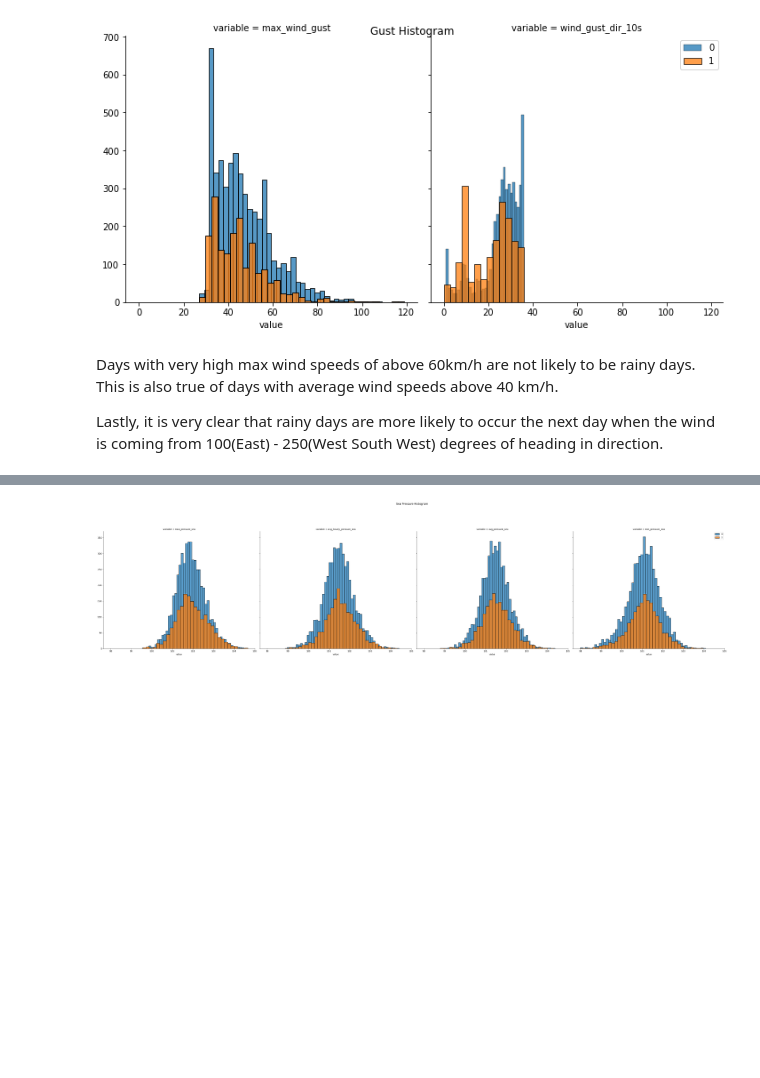
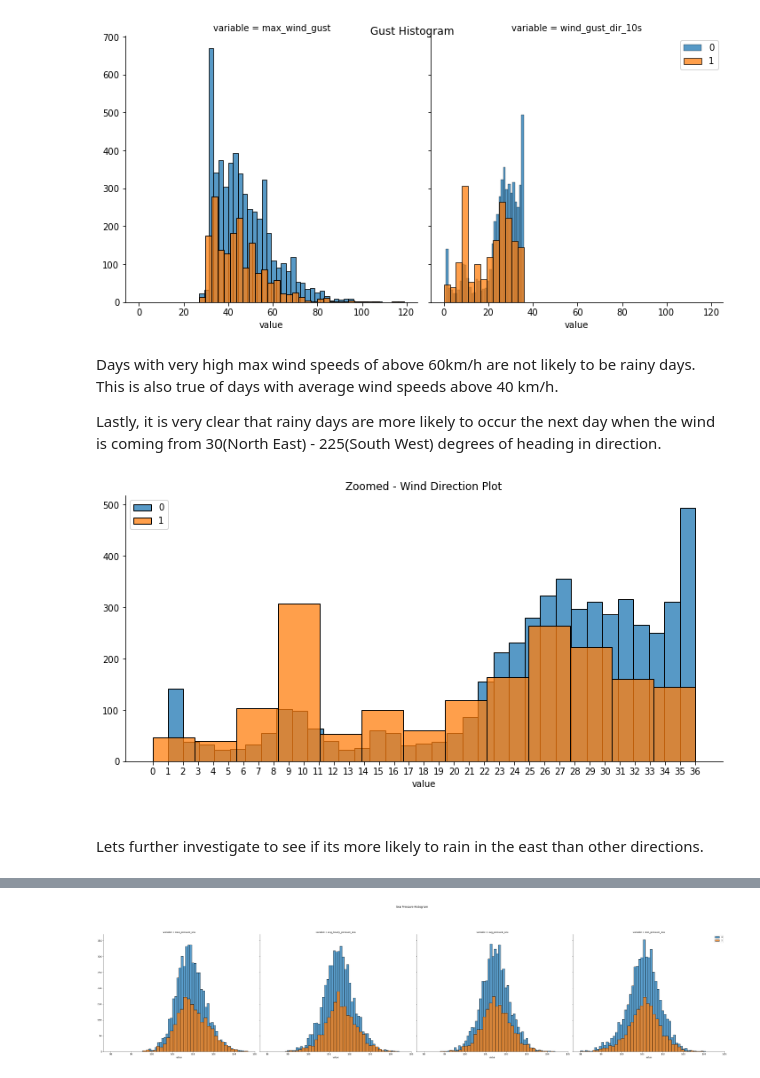
Before and after one commit to sampso29/Toronto-Rain-Prediction-, a Jupyter notebook: Final - Toronto Rain Prediction (Updated Notebook - Project Recommendations).ipynb, the cells around one changed output, grey strips where cells are left out. Drawn from its saved outputs; the diff is of its cells as text; code cells hidden in the pictures; blank space fills up the shorter version.

Commit message:
ran analysis on changing direction var to discrete

```diff
--- a/Final - Toronto Rain Prediction (Updated Notebook - Project Recommendations).ipynb
+++ b/Final - Toronto Rain Prediction (Updated Notebook - Project Recommendations).ipynb
@@ -802,4 +802,20 @@ plt.legend();
 # %% [markdown]
 Days with very high max wind speeds of above 60km/h are not likely to be rainy days. This is also true of days with average wind speeds above 40 km/h.
 
-Lastly, it is very clear that rainy days are more likely to occur the next day when the wind is coming from 100(East) - 250(West South West) degrees of heading in direction.
+Lastly, it is very clear that rainy days are more likely to occur the next day when the wind is coming from 30(North East) - 225(South West) degrees of heading in direction.
+# %%
+dir_hist_data = data_reduced.melt(id_vars='date', value_vars= 'wind_gust_dir_10s')
+dir_hist_data = dir_hist_data.merge(reduced_rain_df, how='left', on='date')
+
+
+graph = sns.FacetGrid(dir_hist_data, col='variable', hue='wet_tomorrow', height= 5, aspect=2)
+graph.map(sns.histplot,'value')
+graph.fig.subplots_adjust(top=0.95)
+plt.xticks(np.arange(0,37,1))
+plt.title("Zoomed - Wind Direction Plot")
+plt.legend();
+# %% [output]
+[figure, added]
+# %% [markdown]
+<br></br>
+Lets further investigate to see if its more likely to rain in the east than other directions.
```
Also changed, not shown: parts of 12 cells of this notebook.
